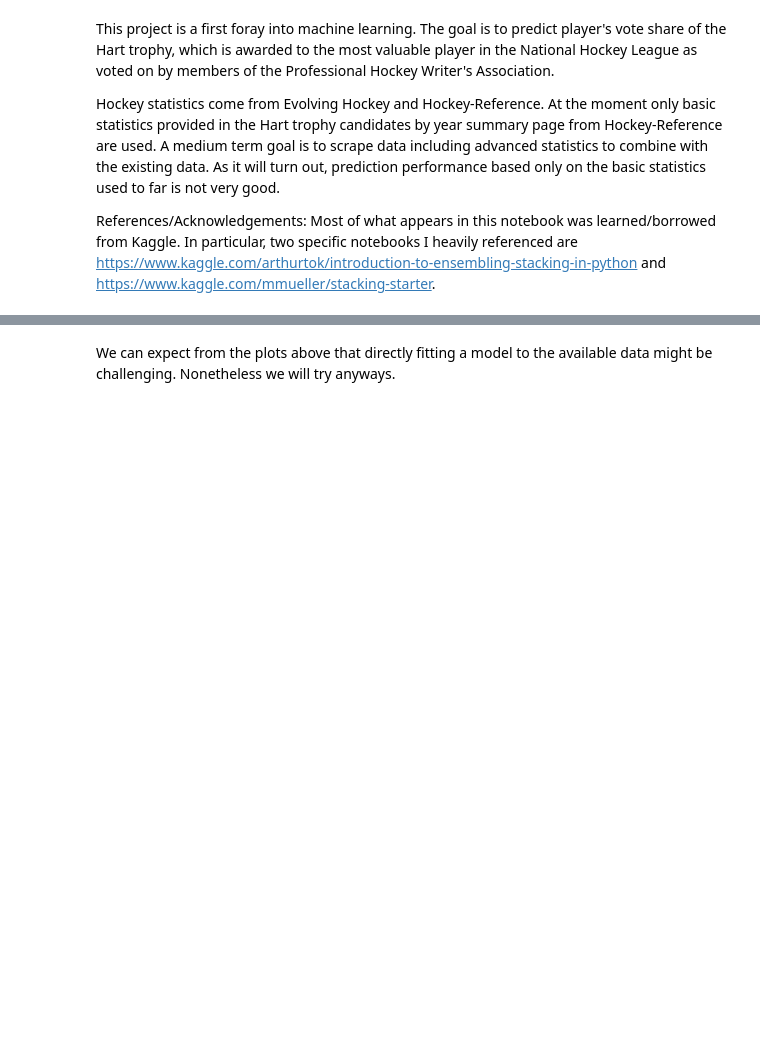
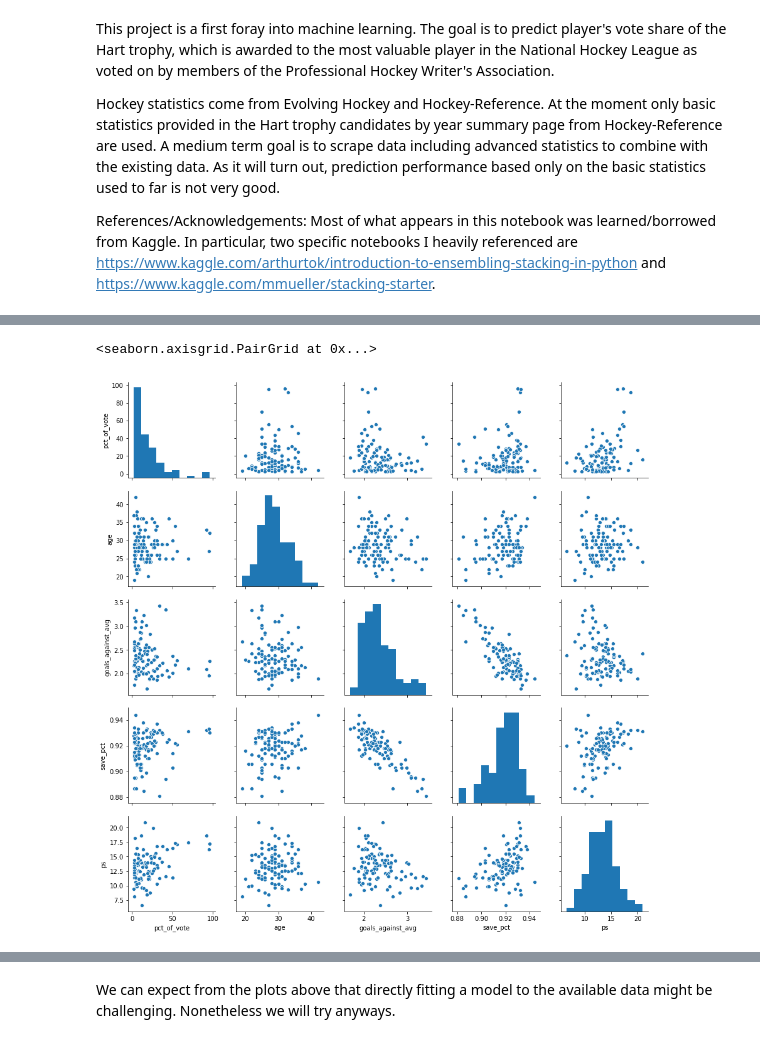
Before and after one commit to dbz10/NHL-Player-Awards, a Jupyter notebook: NHL MVP prediction.ipynb, the cells around one changed output, grey strips where cells are left out. Drawn from its saved outputs; the diff is of its cells as text; code cells hidden in the pictures; blank space fills up the shorter version.

```diff
--- a/NHL MVP prediction.ipynb
+++ b/NHL MVP prediction.ipynb
@@ -134,7 +132,12 @@ def pos_combine(name):
     return ""
 
 full_data["pos"] = full_data["pos"].apply(pos_combine)
-full_data = full_data[full_data["pct_of_vote"]>1]
+
+# add a new column
+full_data["ga"] = full_data["goals"]*full_data["assists"]/np.sqrt(full_data["goals"].mean()*full_data["assists"].mean())
+
+# in some sense the following is a hyperparameter which we should perhaps learn
+full_data = full_data[full_data["pct_of_vote"]>2]
 
 skaters = full_data[full_data['pos']!='G']
 goalies = full_data[full_data['pos']=='G']
@@ -154,6 +203,9 @@ sns.pairplot(skaters[['plus_minus','pct_of_vote','age','goals', 'assists','ps']]
 # %%
 # examining some goalie data
-sns.pairplot(goalies[['pct_of_vote','age','wins_goalie','losses_goalie','ties_goalie','goals_against_avg','save_pct','ps']])
+sns.pairplot(goalies[['pct_of_vote','age','goals_against_avg','save_pct','ps']])
+# %% [output]
+<seaborn.axisgrid.PairGrid at 0x...>
+[figure, added]
 # %%
 g = sns.FacetGrid(skaters,col="pos")
 g.map(sns.scatterplot, 'age','points')
```
Also changed, not shown: parts of 16 cells of this notebook.
